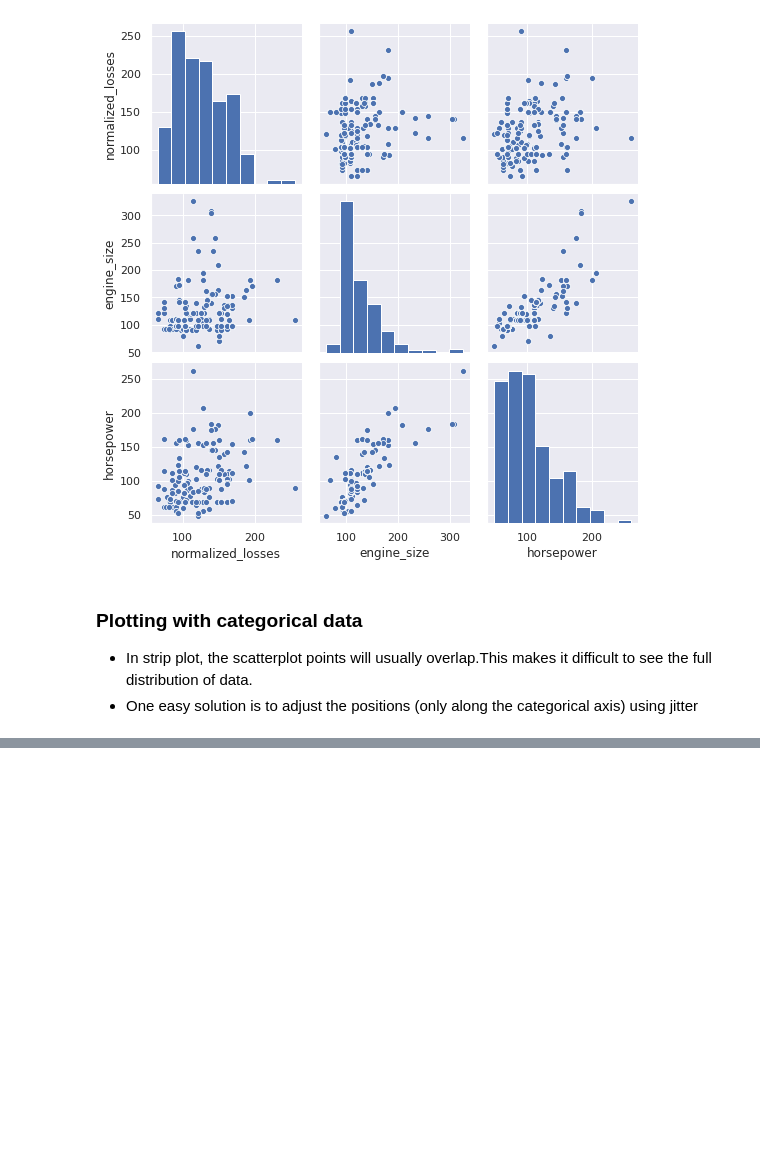
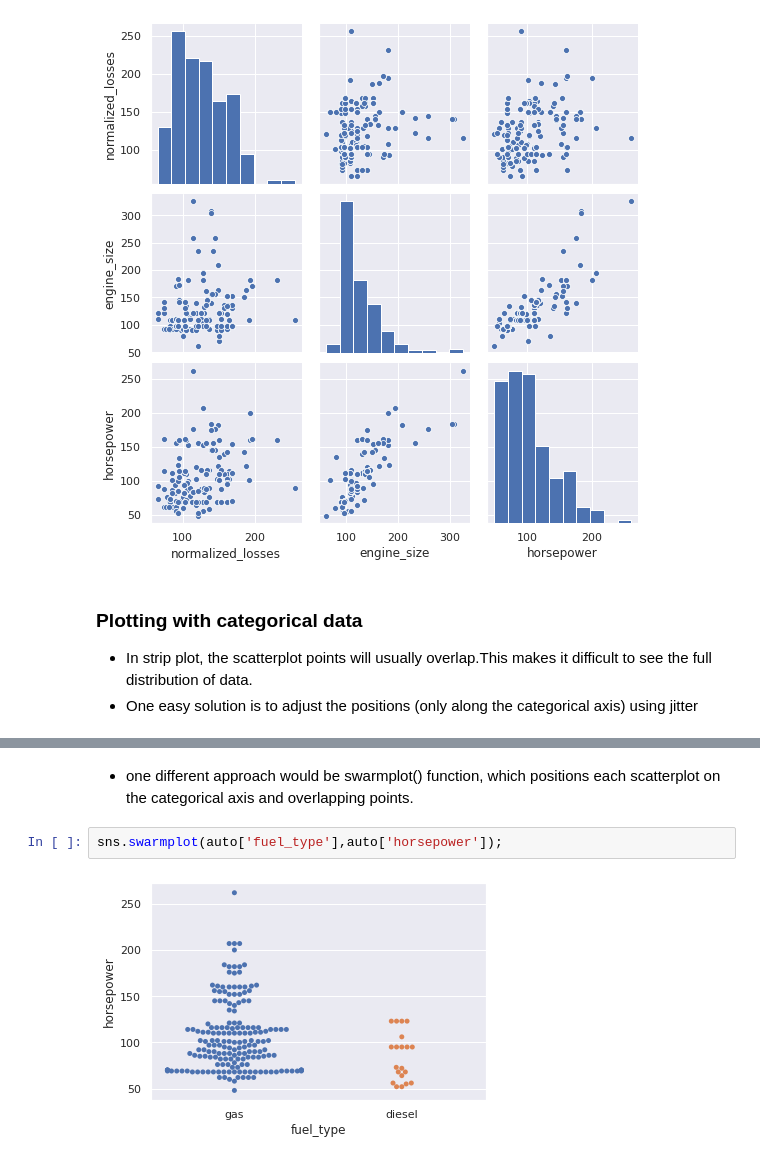
Before and after one commit to Iamsbharti/ML-AI, a Jupyter notebook: visualization/visulaization_p.ipynb, the cells around one changed output, grey strips where cells are left out. Cells and saved outputs as stored; diff of their text form; blank space fills up the shorter version.

```diff
--- a/visualization/visulaization_p.ipynb
+++ b/visualization/visulaization_p.ipynb
@@ -87,0 +88,6 @@ sns.stripplot(auto['fuel_type'],auto['horsepower'],jitter=True);
+# %% [markdown]
+- one different approach would be swarmplot() function, which positions each scatterplot on the categorical axis and overlapping points.
+# %%
+sns.swarmplot(auto['fuel_type'],auto['horsepower']);
+# %% [output]
+[figure, added]
```
Also changed, not shown: parts of 8 cells of this notebook.
